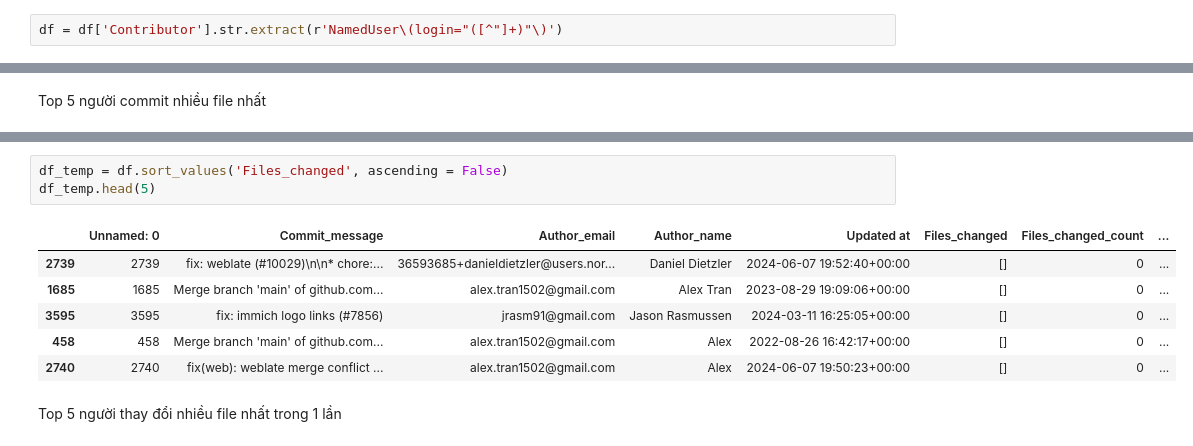
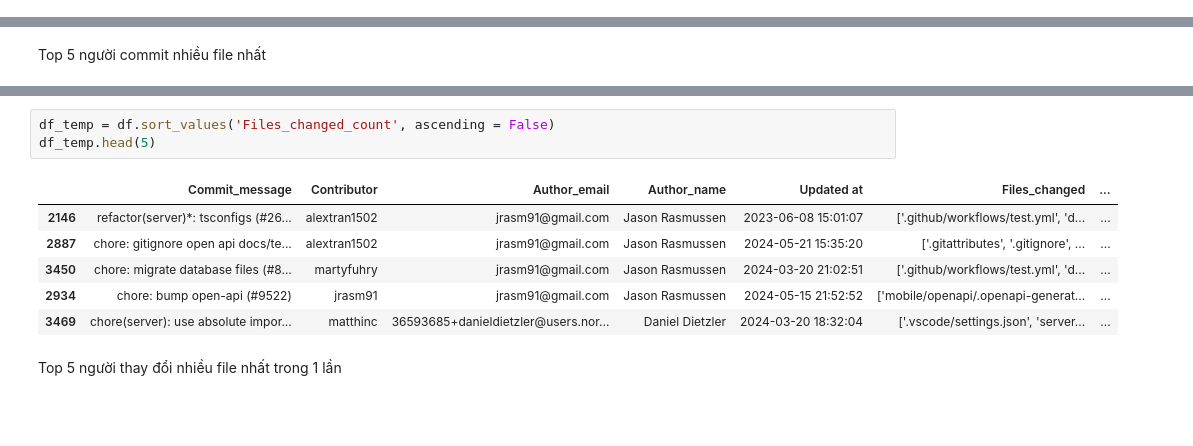
Before and after one commit to bokuwakira1411/PythonDataAnalysis, a Jupyter notebook: dataAnalyst.ipynb, the cells around one changed output, grey strips where cells are left out. Cells and saved outputs as stored; diff of their text form; blank space fills up the shorter version.

```diff
--- a/dataAnalyst.ipynb
+++ b/dataAnalyst.ipynb
@@ -58,2 +38,0 @@ df
-# %%
-df = df['Contributor'].str.extract(r'NamedUser\(login="([^"]+)"\)')
@@ -270,13 +241,13 @@ Top 5 người commit nhiều file nhất
 # %%
-df_temp = df.sort_values('Files_changed', ascending = False)
+df_temp = df.sort_values('Files_changed_count', ascending = False)
 df_temp.head(5)
 # %% [output]
-|  | Unnamed: 0 | Commit_message | Author_email | Author_name | Updated at | Files_changed | Files_changed_count | ... |
-| 2739 | 2739 | fix: weblate (#10029)\n\n* chore:... | 36593685+danieldietzler@users.nor... | Daniel Dietzler | 2024-06-07 19:52:40+00:00 | [] | 0 | ... |
-| 1685 | 1685 | Merge branch 'main' of github.com... | alex.tran1502@gmail.com | Alex Tran | 2023-08-29 19:09:06+00:00 | [] | 0 | ... |
-| 3595 | 3595 | fix: immich logo links (#7856) | jrasm91@gmail.com | Jason Rasmussen | 2024-03-11 16:25:05+00:00 | [] | 0 | ... |
-| 458 | 458 | Merge branch 'main' of github.com... | alex.tran1502@gmail.com | Alex | 2022-08-26 16:42:17+00:00 | [] | 0 | ... |
-| 2740 | 2740 | fix(web): weblate merge conflict ... | alex.tran1502@gmail.com | Alex | 2024-06-07 19:50:23+00:00 | [] | 0 | ... |
+|  | Commit_message | Contributor | Author_email | Author_name | Updated at | Files_changed | ... |
+| 2146 | refactor(server)*: tsconfigs (#26... | alextran1502 | jrasm91@gmail.com | Jason Rasmussen | 2023-06-08 15:01:07 | ['.github/workflows/test.yml', 'd... | ... |
+| 2887 | chore: gitignore open api docs/te... | alextran1502 | jrasm91@gmail.com | Jason Rasmussen | 2024-05-21 15:35:20 | ['.gitattributes', '.gitignore', ... | ... |
+| 3450 | chore: migrate database files (#8... | martyfuhry | jrasm91@gmail.com | Jason Rasmussen | 2024-03-20 21:02:51 | ['.github/workflows/test.yml', 'd... | ... |
+| 2934 | chore: bump open-api (#9522) | jrasm91 | jrasm91@gmail.com | Jason Rasmussen | 2024-05-15 21:52:52 | ['mobile/openapi/.openapi-generat... | ... |
+| 3469 | chore(server): use absolute impor... | matthinc | 36593685+danieldietzler@users.nor... | Daniel Dietzler | 2024-03-20 18:32:04 | ['.vscode/settings.json', 'server... | ... |
 # %% [markdown]
 Top 5 người thay đổi nhiều file nhất trong 1 lần
 # %%
```
Also changed, not shown: parts of 13 cells of this notebook, 1 other file.
